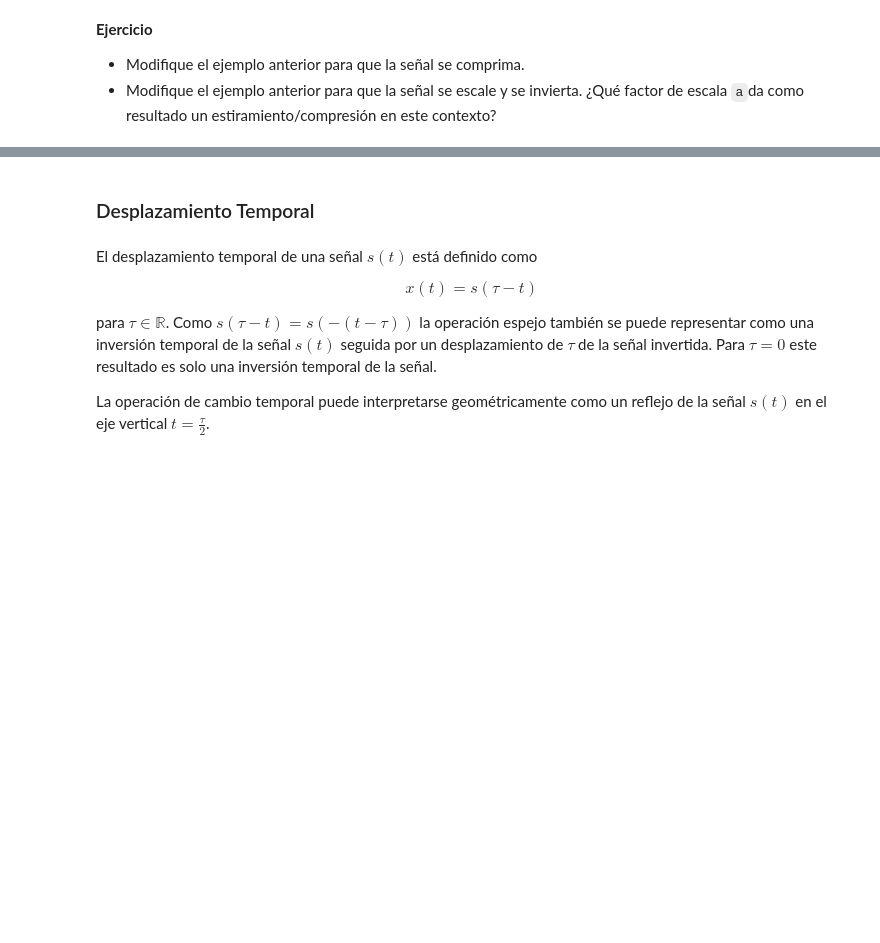
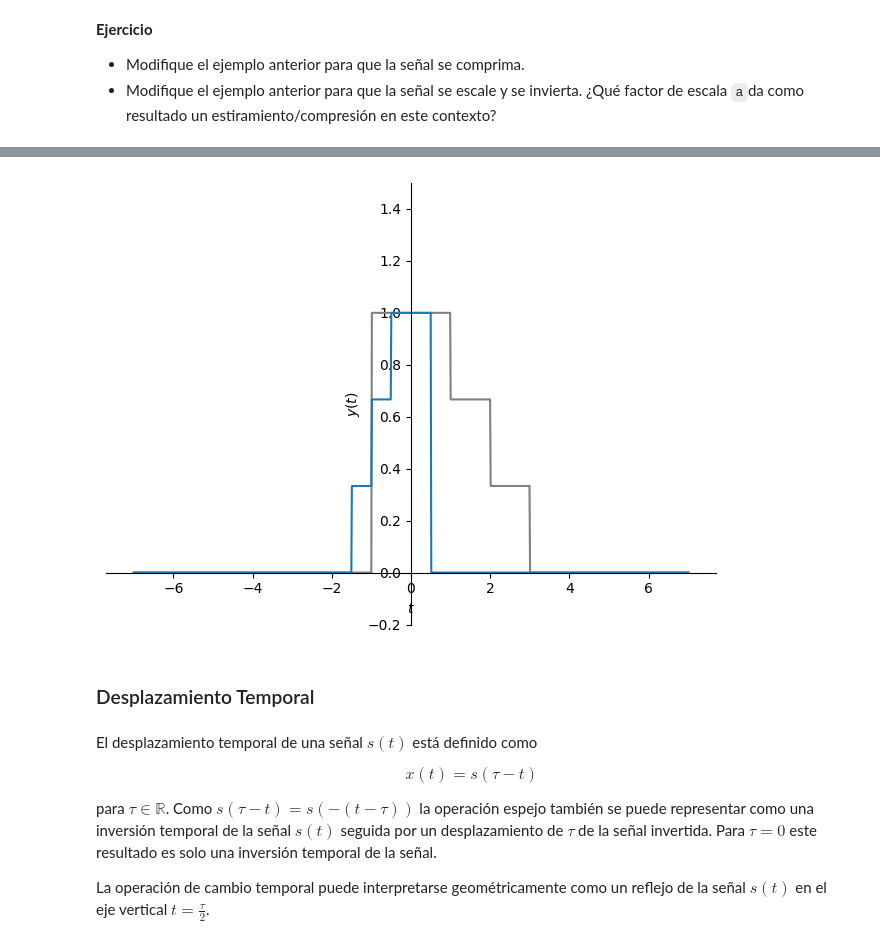
Before and after one commit to dssalazarp/SyS, a Jupyter notebook: Copia_de_Operaciones_de_señales_continuas.ipynb, the cells around one changed output, grey strips where cells are left out. Saved outputs shown, nothing was run; the diff lists cells and outputs as text; code cells hidden in the pictures; blank space fills up the shorter version.

```diff
--- a/Copia_de_Operaciones_de_señales_continuas.ipynb
+++ b/Copia_de_Operaciones_de_señales_continuas.ipynb
@@ -120,3 +130,13 @@ px.show()
+# %%
+a = sym.symbols('a', real=True)
+y = x.subs(t, a*t)
+
+px = sym.plot(x, (t, -7, 7), ylim=[-0.2, 1.5], ylabel=r'$y(t)$', show=False, line_color='gray')
+py = sym.plot(y.subs(a,-2), (t, -7, 7), ylim=[-0.2, 1.5], ylabel=r'$y(t)$', show=False)
+px.extend(py)#se invierte y escala los gráficos sobre una misma figura (para valores a>0 se comprime y valres 0<a>1 se estira)
+px.show()
+# %% [output]
+[figure, added]
 # %% [markdown]
 ### Desplazamiento Temporal
 # %% [markdown]
```
Also changed, not shown: parts of 5 cells of this notebook.
